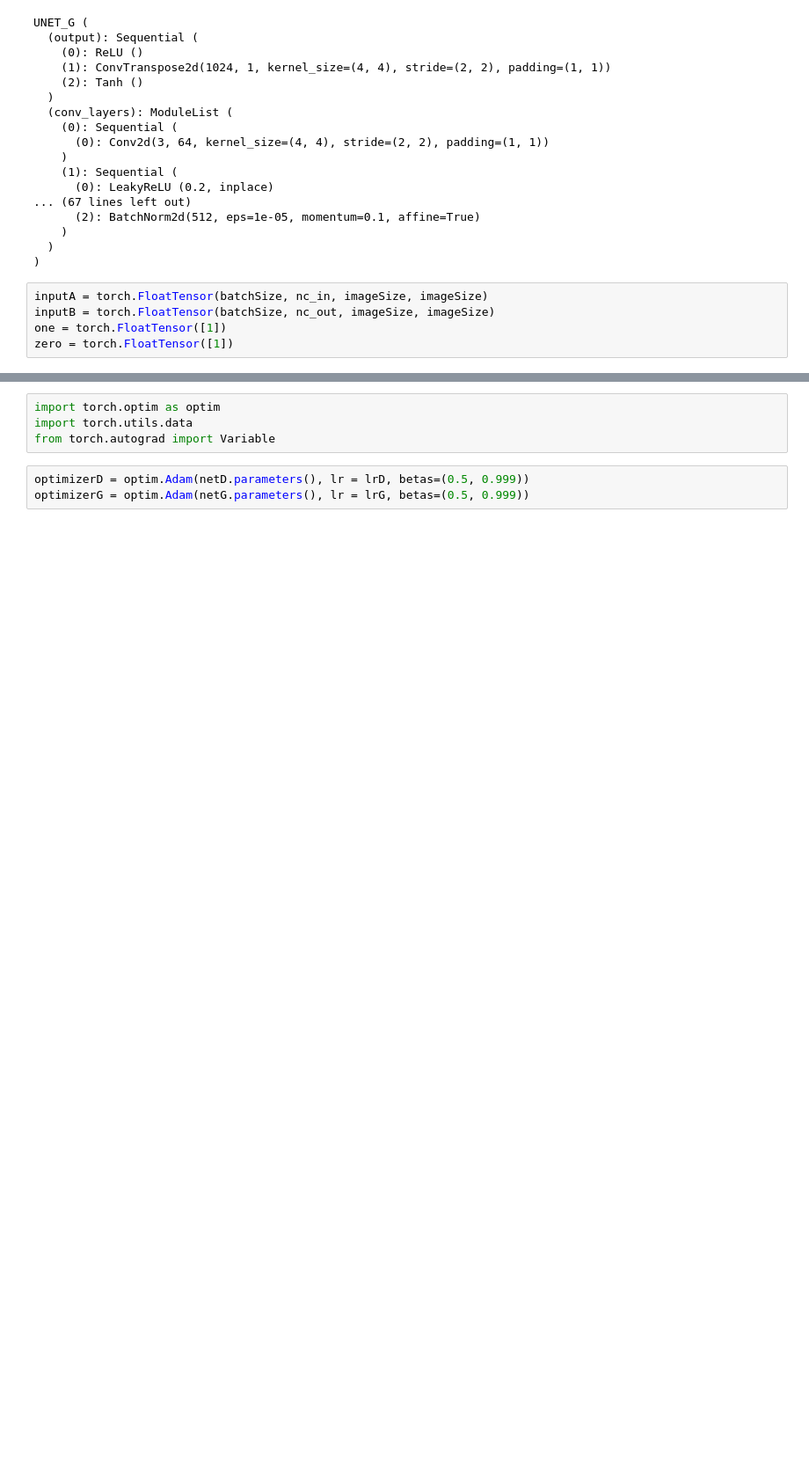
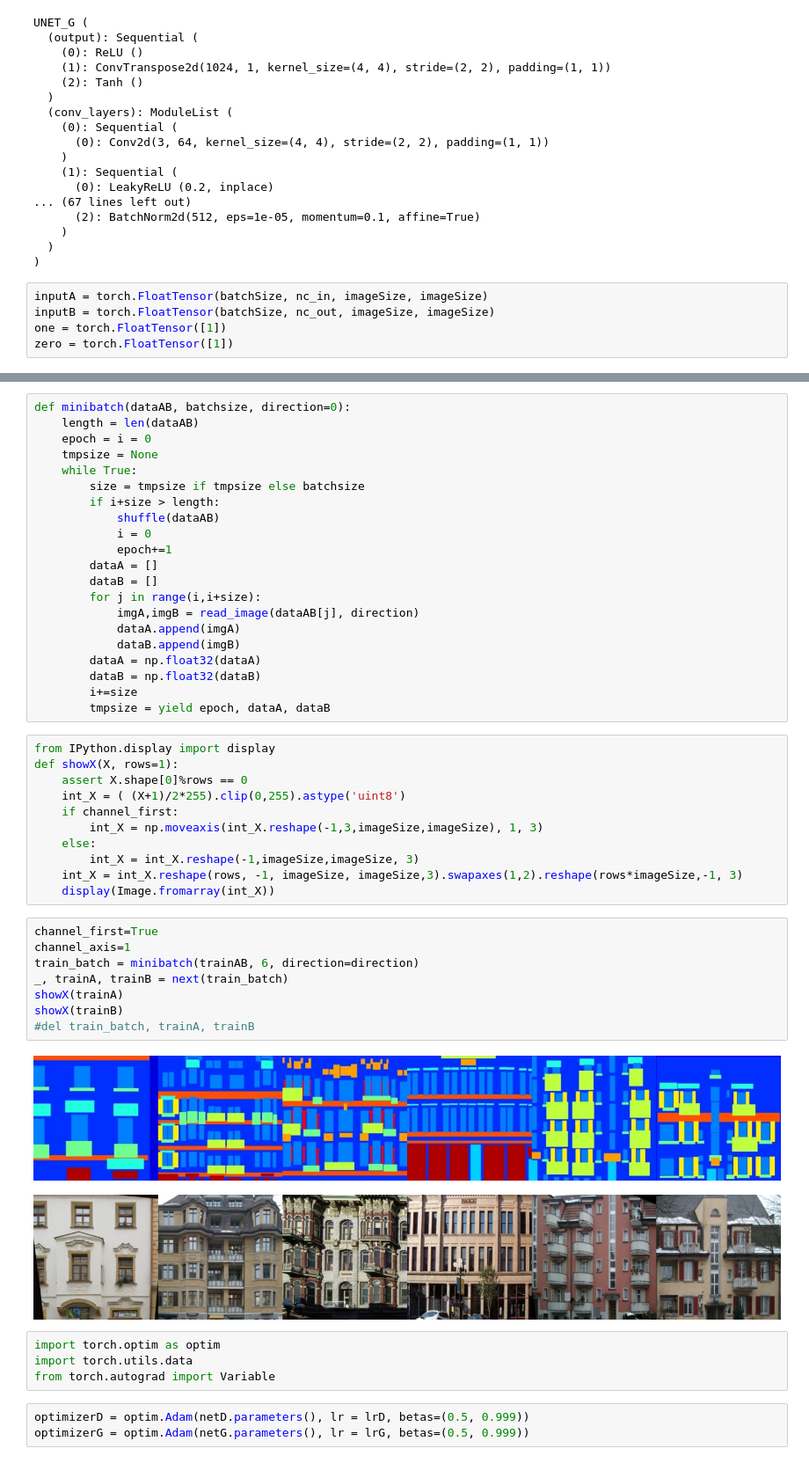
Before and after one commit to tjwei/GANotebooks, a Jupyter notebook: pix2pix-torch.ipynb, the cells around one changed output, grey strips where cells are left out. Shown at 88% size. Drawn from its saved outputs; the diff is of its cells as text; blank space fills up the shorter version.

```diff
--- a/pix2pix-torch.ipynb
+++ b/pix2pix-torch.ipynb
@@ -182,3 +216,46 @@ one, zero = one.cuda(), zero.cuda()
+# %%
+def minibatch(dataAB, batchsize, direction=0):
+    length = len(dataAB)
+    epoch = i = 0
+    tmpsize = None
+    while True:
+        size = tmpsize if tmpsize else batchsize
+        if i+size > length:
+            shuffle(dataAB)
+            i = 0
+            epoch+=1
+        dataA = []
+        dataB = []
+        for j in range(i,i+size):
+            imgA,imgB = read_image(dataAB[j], direction)
+            dataA.append(imgA)
+            dataB.append(imgB)
+        dataA = np.float32(dataA)
+        dataB = np.float32(dataB)
+        i+=size
+        tmpsize = yield epoch, dataA, dataB
+# %%
+from IPython.display import display
+def showX(X, rows=1):
+    assert X.shape[0]%rows == 0
+    int_X = ( (X+1)/2*255).clip(0,255).astype('uint8')
+    if channel_first:
+        int_X = np.moveaxis(int_X.reshape(-1,3,imageSize,imageSize), 1, 3)
+    else:
+        int_X = int_X.reshape(-1,imageSize,imageSize, 3)
+    int_X = int_X.reshape(rows, -1, imageSize, imageSize,3).swapaxes(1,2).reshape(rows*imageSize,-1, 3)
+    display(Image.fromarray(int_X))
+# %%
+channel_first=True
+channel_axis=1
+train_batch = minibatch(trainAB, 6, direction=direction)
+_, trainA, trainB = next(train_batch)
+showX(trainA)
+showX(trainB)
+#del train_batch, trainA, trainB
+# %% [output]
+[figure, added]
+[figure, added]
 # %%
 import torch.optim as optim
 import torch.utils.data
```
Also changed, not shown: parts of 4 cells of this notebook.
